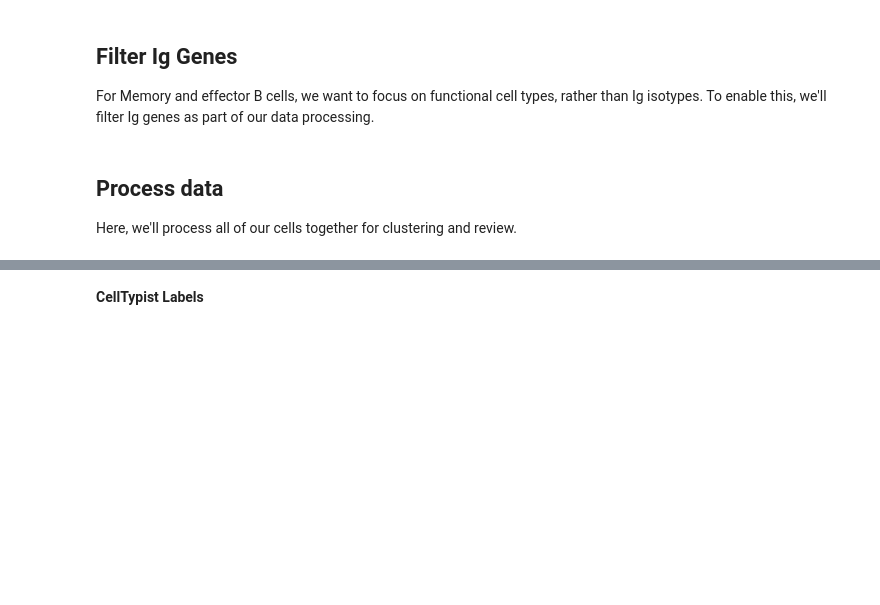
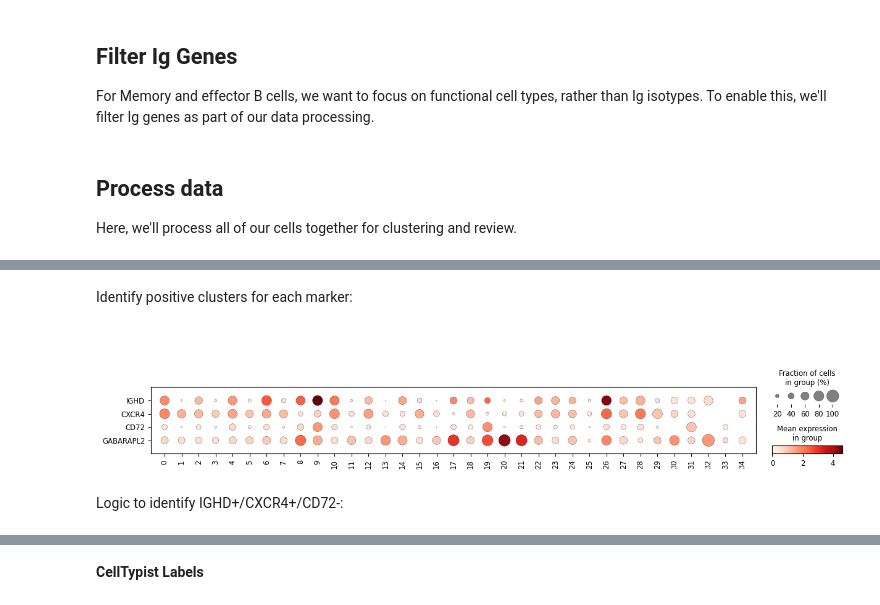
Before and after one commit to aifimmunology/sound-life-scrna-analysis, a Jupyter notebook: scrna-seq_analysis/02-reference_labeling/09b-Python_b_memory_cell_L3_refinement.ipynb, the cells around one changed output, grey strips where cells are left out. Drawn from its saved outputs; the diff is of its cells as text; code cells hidden in the pictures; blank space fills up the shorter version.

```diff
--- a/scrna-seq_analysis/02-reference_labeling/09b-Python_b_memory_cell_L3_refinement.ipynb
+++ b/scrna-seq_analysis/02-reference_labeling/09b-Python_b_memory_cell_L3_refinement.ipynb
@@ -164,7 +175,7 @@ def obs_with_umap(adata):
 # %% [markdown]
 This function applies data analysis methods to our scRNA-seq data, including normalization, HVG selection, PCA, nearest neighbors, UMAP, and Leiden clustering.
 # %%
-def process_adata(adata, filter_genes):
+def process_adata(adata, filter_genes, resolution = 3):
 
     # Keep a copy of the raw data
     adata = adata.raw.to_adata()
@@ -212,8 +223,8 @@ def process_adata(adata, filter_genes):
     # Find clusters
     sc.tl.leiden(
         adata,
-        resolution = 3,
-        key_added = 'leiden_3',
+        resolution = resolution,
+        key_added = 'leiden_{r}'.format(r = resolution),
         n_iterations = 5
     )
 
@@ -279,7 +307,8 @@ out_h5ad = out_file = 'output/diha_{c}_AIFI_L3_review_{d}.h5ad'.format(
 # %%
 adata = process_adata(
     adata,
-    filter_genes = exl_genes
+    filter_genes = exl_genes,
+    resolution = 3
 )
 # %% [output]
 Normalizing; Finding HVGs; Scaling;
@@ -293,0 +328,11 @@ WARNING: adata.X seems to be already log-transformed.
+# %% [markdown]
+Identify positive clusters for each marker:
+# %%
+sc.pl.dotplot(
+    adata,
+    groupby = 'leiden_3',
+    var_names = ['IGHD','CXCR4','CD72','GABARAPL2'],
+    swap_axes = True
+)
+# %% [output]
+[figure, added]
@@ -293,0 +344,2 @@ WARNING: adata.X seems to be already log-transformed.
+# %% [markdown]
+Logic to identify IGHD+/CXCR4+/CD72-:
```
Also changed, not shown: parts of 28 cells of this notebook.
